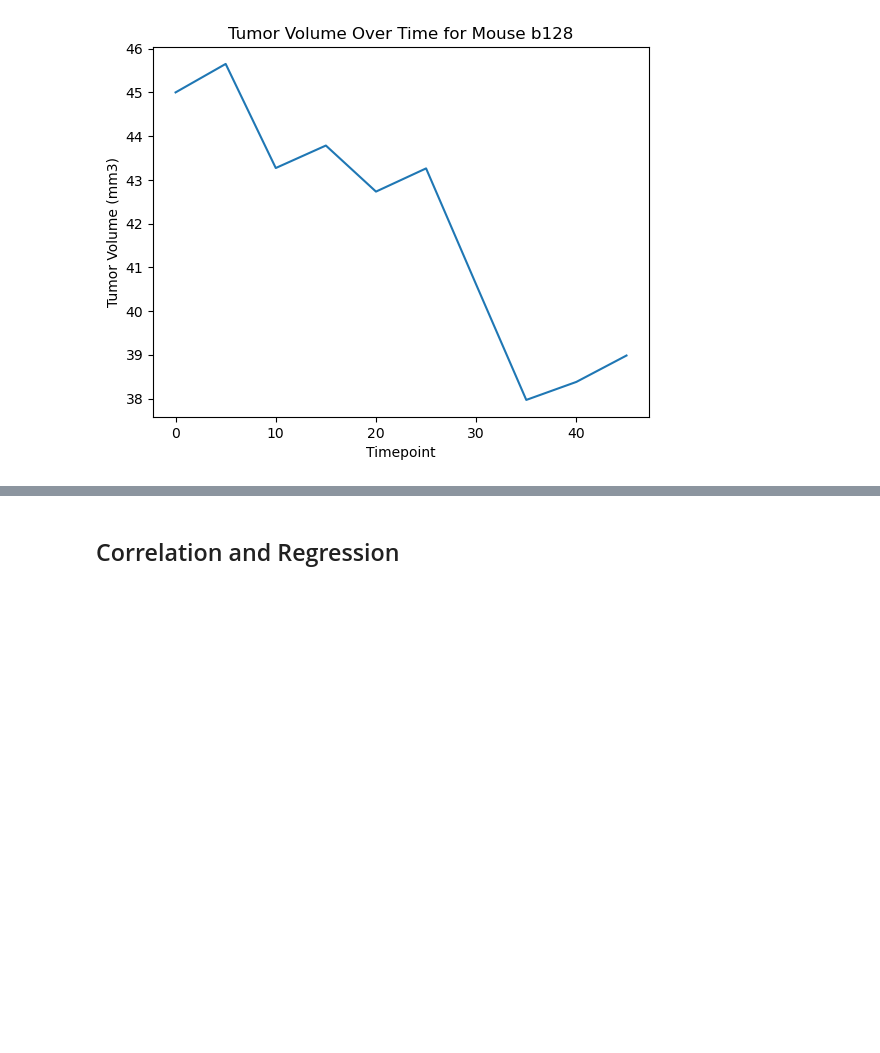
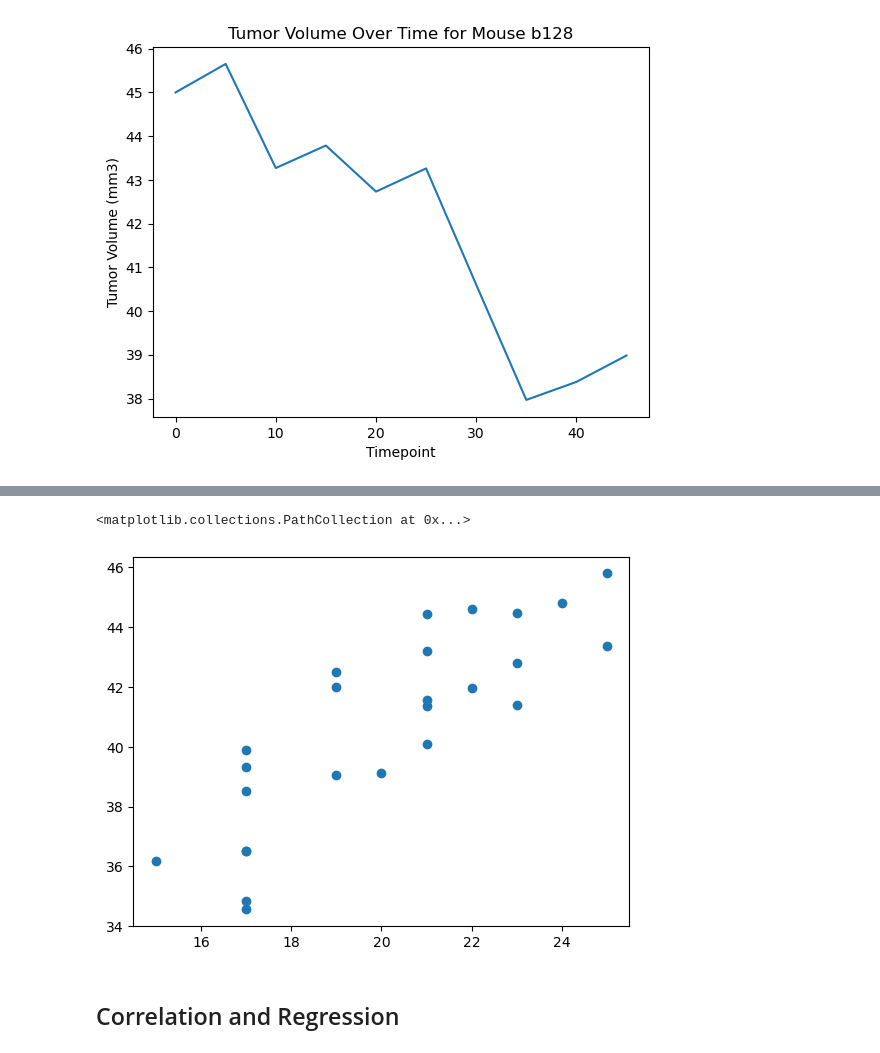
Before and after one commit to kbrantner/pymaceuticals, a Jupyter notebook: starter_code/Pymaceuticals/pymaceuticals_starter-Copy1.ipynb, the cells around one changed output, grey strips where cells are left out. Saved outputs shown, nothing was run; the diff lists cells and outputs as text; code cells hidden in the pictures; blank space fills up the shorter version.

Commit message:
Completed scatter plot

```diff
--- a/starter_code/Pymaceuticals/pymaceuticals_starter-Copy1.ipynb
+++ b/starter_code/Pymaceuticals/pymaceuticals_starter-Copy1.ipynb
@@ -396,3 +396,7 @@ plt.title("Tumor Volume Over Time for Mouse b128")
 # %% [output]
 Text(0.5, 1.0, 'Tumor Volume Over Time for Mouse b128')
 [figure]
+# %%
+drug_specific=merged_df.loc[merged_df["Drug Regimen"]=="Capomulin"]
+drug_specific_avg=drug_specific.groupby("Mouse ID").mean()
+drug_specific_avg
@@ -399,5 +422,9 @@ Text(0.5, 1.0, 'Tumor Volume Over Time for Mouse b128')
 # %%
 # Generate a scatter plot of average tumor volume vs. mouse weight for the Capomulin regimen
+plt.scatter(drug_specific_avg["Weight (g)"], drug_specific_avg["Tumor Volume (mm3)"])
+# %% [output]
+<matplotlib.collections.PathCollection at 0x...>
+[figure, added]
 # %% [markdown]
 ## Correlation and Regression
 # %%
```
Also changed, not shown: parts of 1 cell of this notebook.
